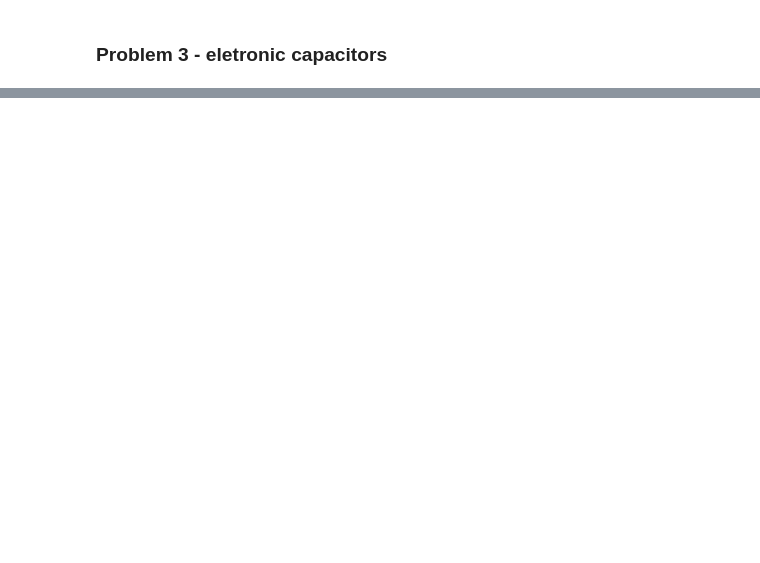
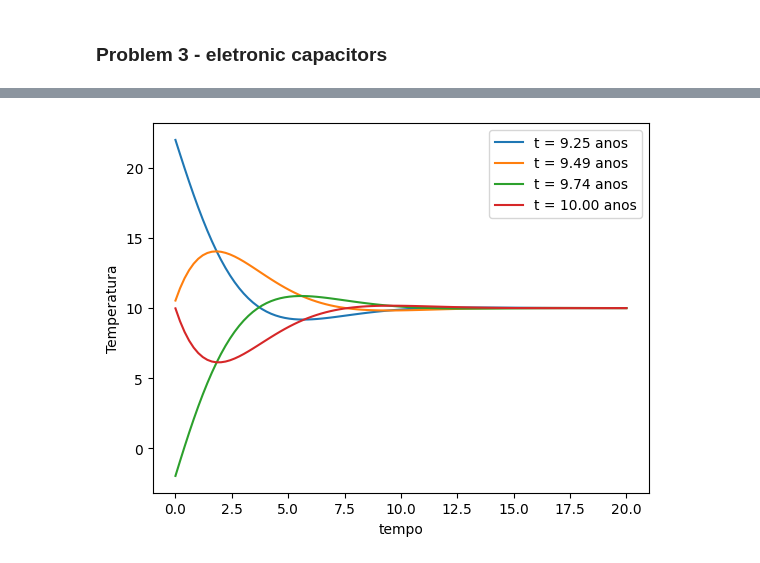
Before and after one commit to physerikc/computational-physics-II, a Jupyter notebook: list2 - partial differential equations.ipynb, the cells around one changed output, grey strips where cells are left out. Saved outputs shown, nothing was run; the diff lists cells and outputs as text; code cells hidden in the pictures; blank space fills up the shorter version.

```diff
--- a/list2 - partial differential equations.ipynb
+++ b/list2 - partial differential equations.ipynb
@@ -150,0 +165,43 @@ show()
+# %%
+def funcT(t):
+    return 10 + 12*np.sin(2*pi*t/365)
+# %%
+L = 20.0
+D = 0.05
+N = 100
+a = L/N
+h = 0.1
+epsilon = h/1000
+
+T = np.ones(N) * 10
+T[N-1] = 11.0
+
+t1, t2, t3, t4 = 3375, 3465, 3555, 3650
+tend = t4 + epsilon
+# %%
+Tp = np.ones(N) * 10
+
+x = linspace(0, L ,N)
+# %%
+t = 0.0
+c = h*D/(a**2)
+while t<tend:
+
+    Tp[0] = funcT(t)
+
+    for i in range(1, N-1):
+        Tp[i] = T[i] + c*(T[i+1] + T[i-1] -2*T[i])
+
+    t += h
+    T, Tp = Tp, T
+
+    if (abs(t-t1)<epsilon) or (abs(t-t2)<epsilon) or (abs(t-t3)<epsilon) or (abs(t-t4)<epsilon):
+        ty = t/365
+        plot(x, T,label="t = %.2f anos" % ty )
+
+legend()
+xlabel('tempo')
+ylabel('Temperatura')
+show()
+# %% [output]
+[figure, added]
```
Also changed, not shown: parts of 6 cells of this notebook.
